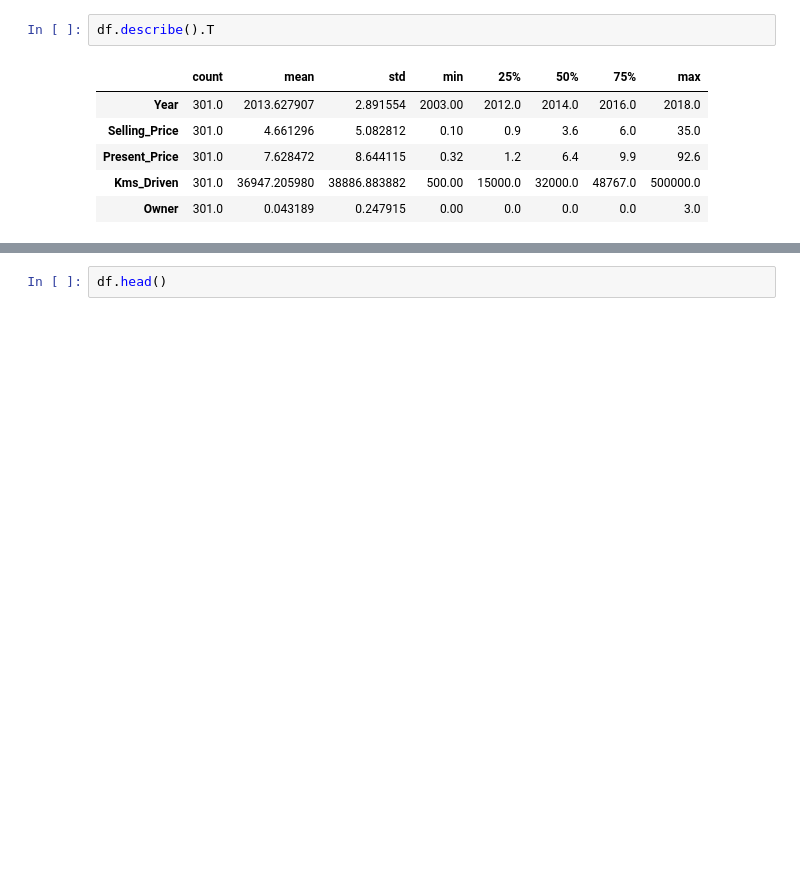
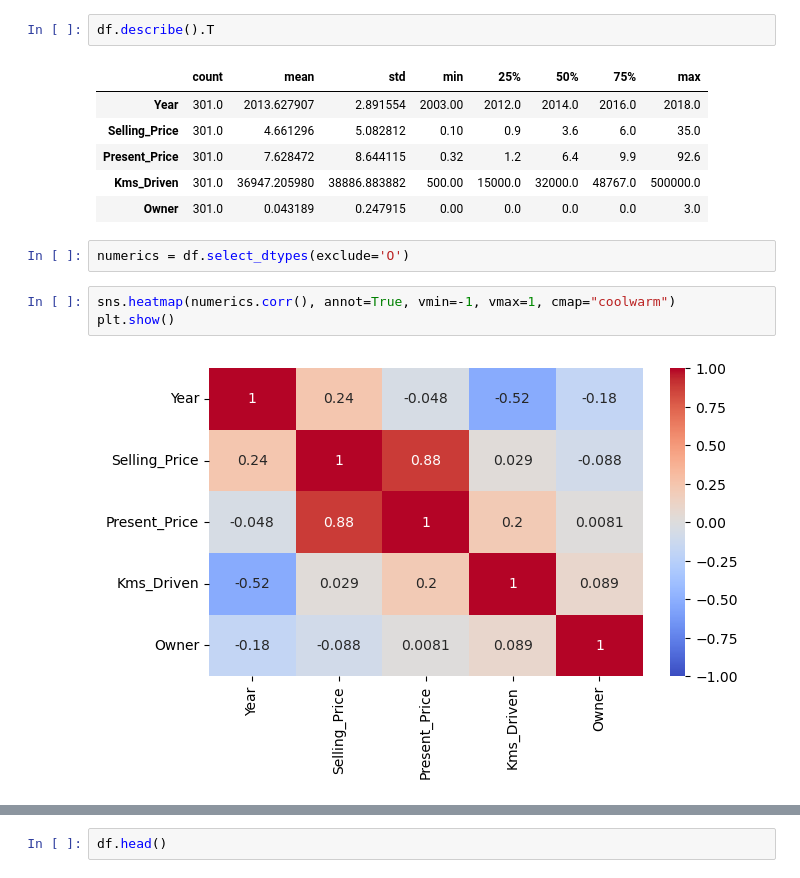
Before and after one commit to iceyisaak/ml13_random-forest, a Jupyter notebook: ML_13_(Random_Forest_Regression)_EN.ipynb, the cells around one changed output, grey strips where cells are left out. Drawn from its saved outputs; the diff is of its cells as text; blank space fills up the shorter version.

Commit message:
Resolved df.corr() error

```diff
--- a/ML_13_(Random_Forest_Regression)_EN.ipynb
+++ b/ML_13_(Random_Forest_Regression)_EN.ipynb
@@ -70,4 +69,11 @@ df.describe().T
 | Present_Price | 301.0 | 7.628472 | 8.644115 | 0.32 | 1.2 | 6.4 | 9.9 | 92.6 |
 | Kms_Driven | 301.0 | 36947.205980 | 38886.883882 | 500.00 | 15000.0 | 32000.0 | 48767.0 | 500000.0 |
 | Owner | 301.0 | 0.043189 | 0.247915 | 0.00 | 0.0 | 0.0 | 0.0 | 3.0 |
+# %%
+numerics = df.select_dtypes(exclude='O')
+# %%
+sns.heatmap(numerics.corr(), annot=True, vmin=-1, vmax=1, cmap="coolwarm")
+plt.show()
+# %% [output]
+[figure, added]
 # %%
```
Also changed, not shown: parts of 12 cells of this notebook, 1 other file.
